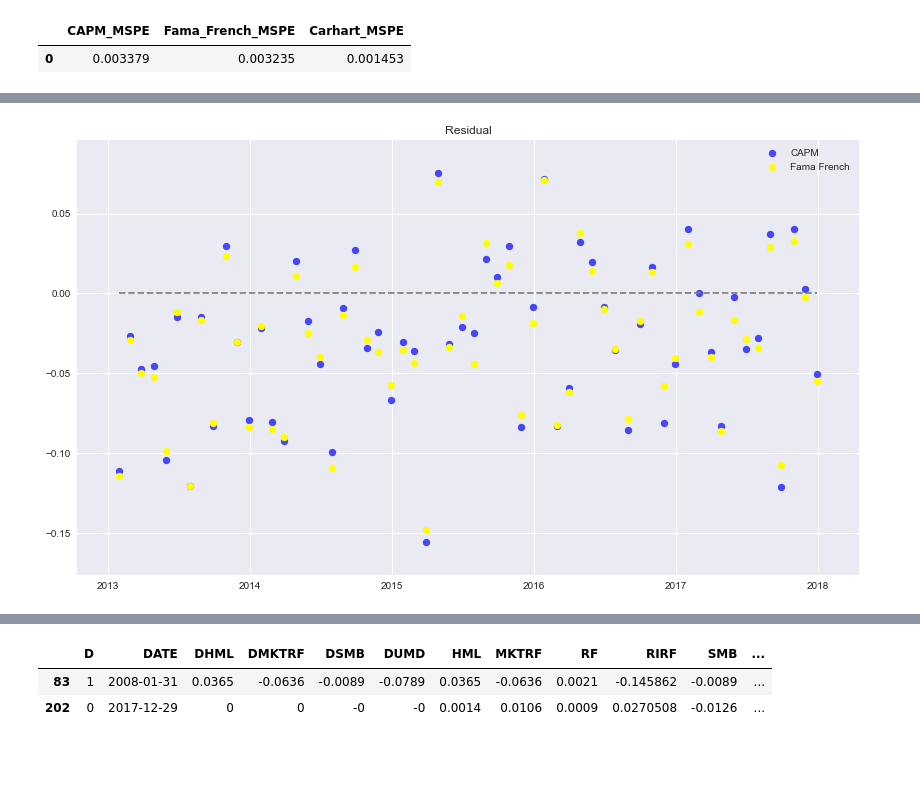
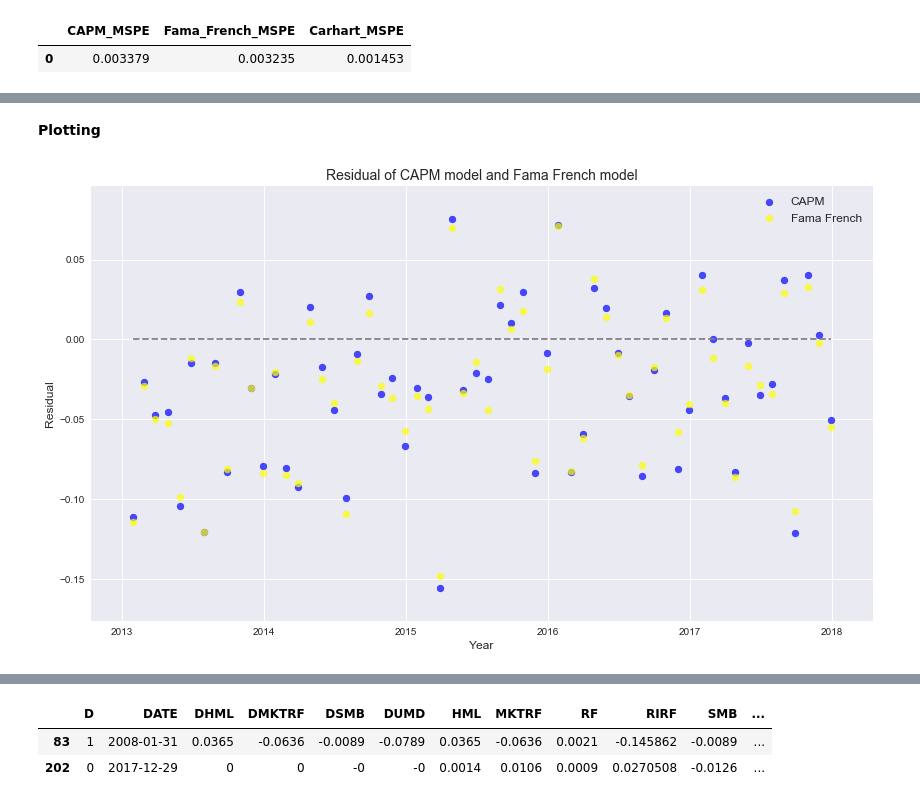
Before and after one commit to Andy-Liu66/2018NCCU-Econometrics, a Jupyter notebook: Homework 2/Homework 2.ipynb, the cells around one changed output, grey strips where cells are left out. Saved outputs shown, nothing was run; the diff lists cells and outputs as text; code cells hidden in the pictures; blank space fills up the shorter version.

```diff
--- a/Homework 2/Homework 2.ipynb
+++ b/Homework 2/Homework 2.ipynb
@@ -539,13 +584,15 @@ residual.index = small_alpha_return_later.DATE.apply(lambda x: datetime.strptime
+# %% [markdown]
+**Plotting**
 # %%
+# plot residual (CAPM vs Fama_French)
 plt.style.use("seaborn")
 plt.figure(figsize=(14, 8))
-
 plt.scatter(residual.index, residual.CAPM, c="blue", label="CAPM", alpha=0.7)
-plt.scatter(residual.index, residual.Fama_French, c="yellow", label="Fama French", alpha=1)
-#plt.scatter(residual.index, residual.Carhart, c="red", label="Carhart", alpha=0.2)
-
+plt.scatter(residual.index, residual.Fama_French, c="yellow", label="Fama French", alpha=0.7)
 plt.plot(residual.index, [0]*len(residual), ls="--", c="grey")
-plt.title("Residual")
-plt.legend();
+plt.title("Residual of CAPM model and Fama French model", size=14)
+plt.legend(fontsize=12)
+plt.xlabel("Year", size=12)
+plt.ylabel("Residual", size=12);
 # %% [output]
-[figure, old version]
+[figure, new version]
```
Also changed, not shown: parts of 42 cells of this notebook.
